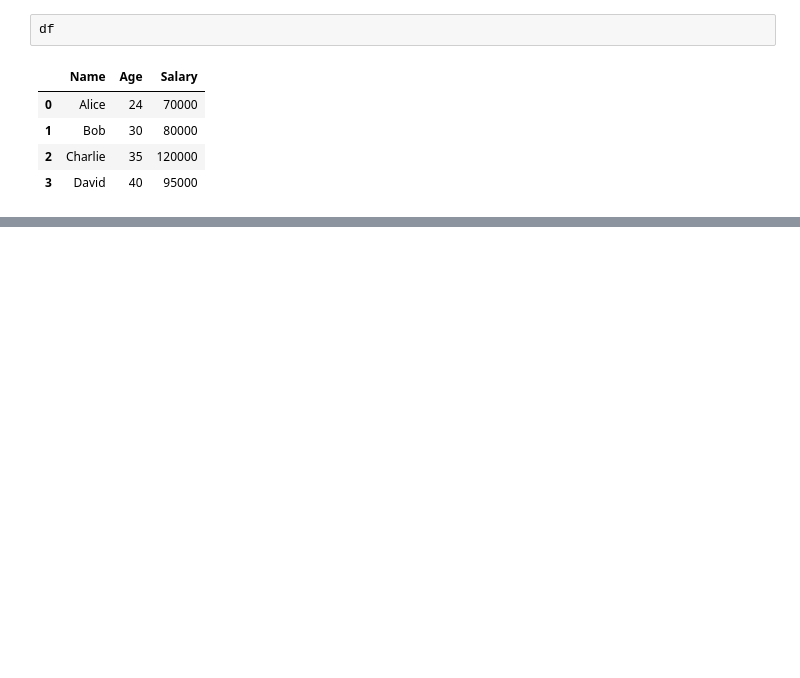
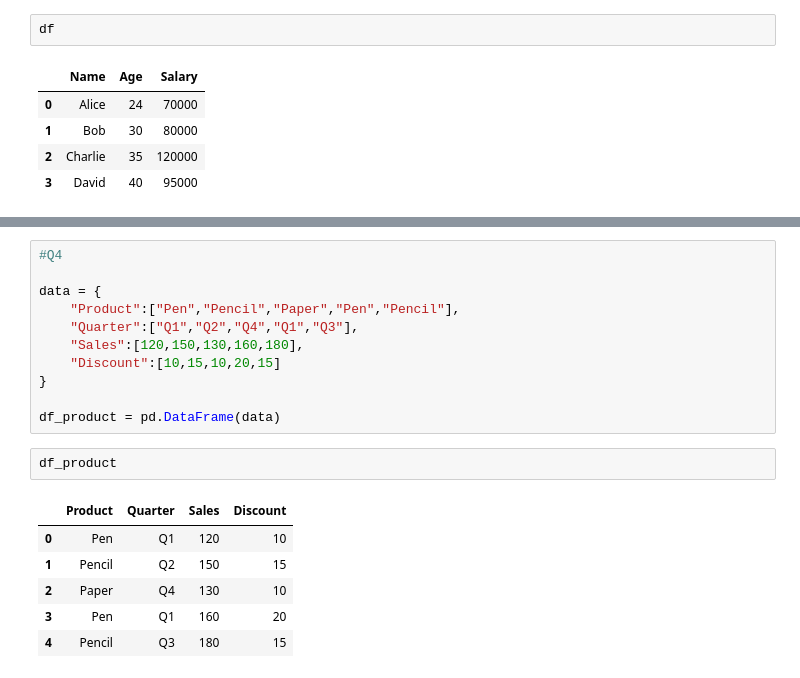
Before and after one commit to BikeshPrajapati/AI-and-ML-Assignment, a Jupyter notebook: PythonProject/Python _Pratices/Python_Pandas_Practices.ipynb, the cells around one changed output, grey strips where cells are left out. Drawn from its saved outputs; the diff is of its cells as text; blank space fills up the shorter version.

```diff
--- a/PythonProject/Python _Pratices/Python_Pandas_Practices.ipynb
+++ b/PythonProject/Python _Pratices/Python_Pandas_Practices.ipynb
@@ -470,0 +581,20 @@ df
+# %%
+#Q4
+
+data = {
+    "Product":["Pen","Pencil","Paper","Pen","Pencil"],
+    "Quarter":["Q1","Q2","Q4","Q1","Q3"],
+    "Sales":[120,150,130,160,180],
+    "Discount":[10,15,10,20,15]
+}
+
+df_product = pd.DataFrame(data)
+# %%
+df_product
+# %% [output]
+|  | Product | Quarter | Sales | Discount |
+| 0 | Pen | Q1 | 120 | 10 |
+| 1 | Pencil | Q2 | 150 | 15 |
+| 2 | Paper | Q4 | 130 | 10 |
+| 3 | Pen | Q1 | 160 | 20 |
+| 4 | Pencil | Q3 | 180 | 15 |
```
Also changed, not shown: parts of 25 cells of this notebook, 7 other files.
